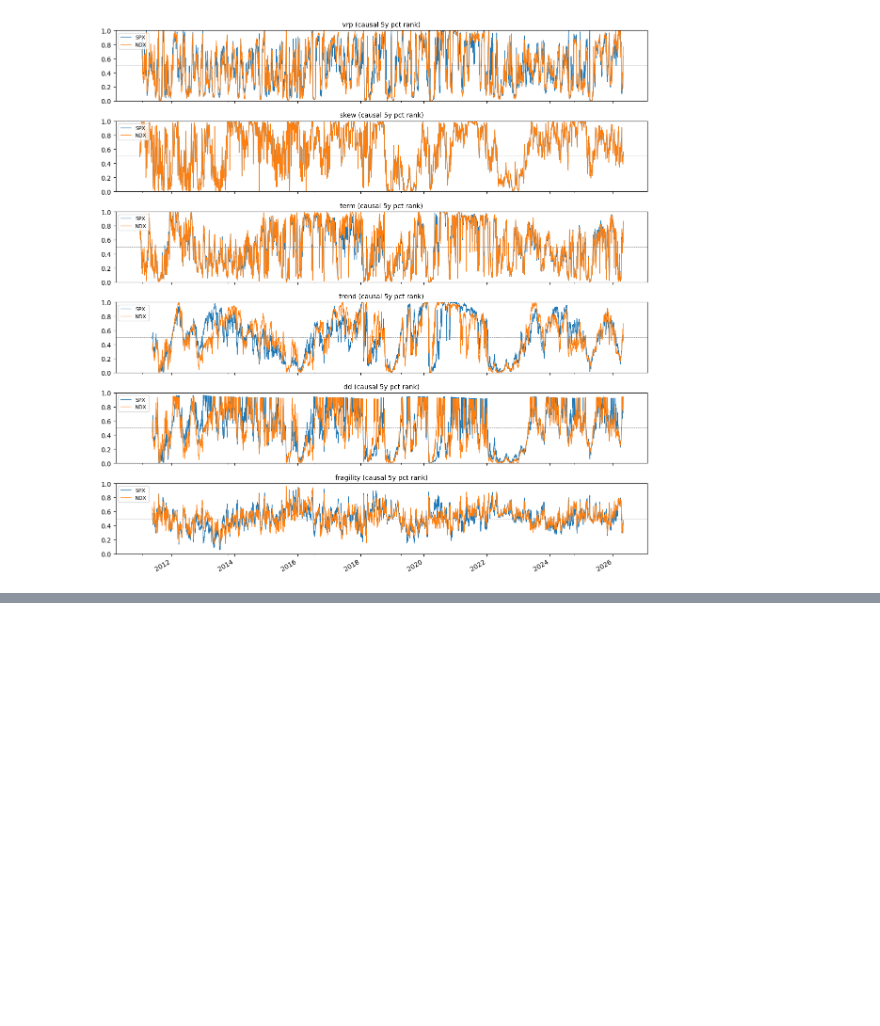
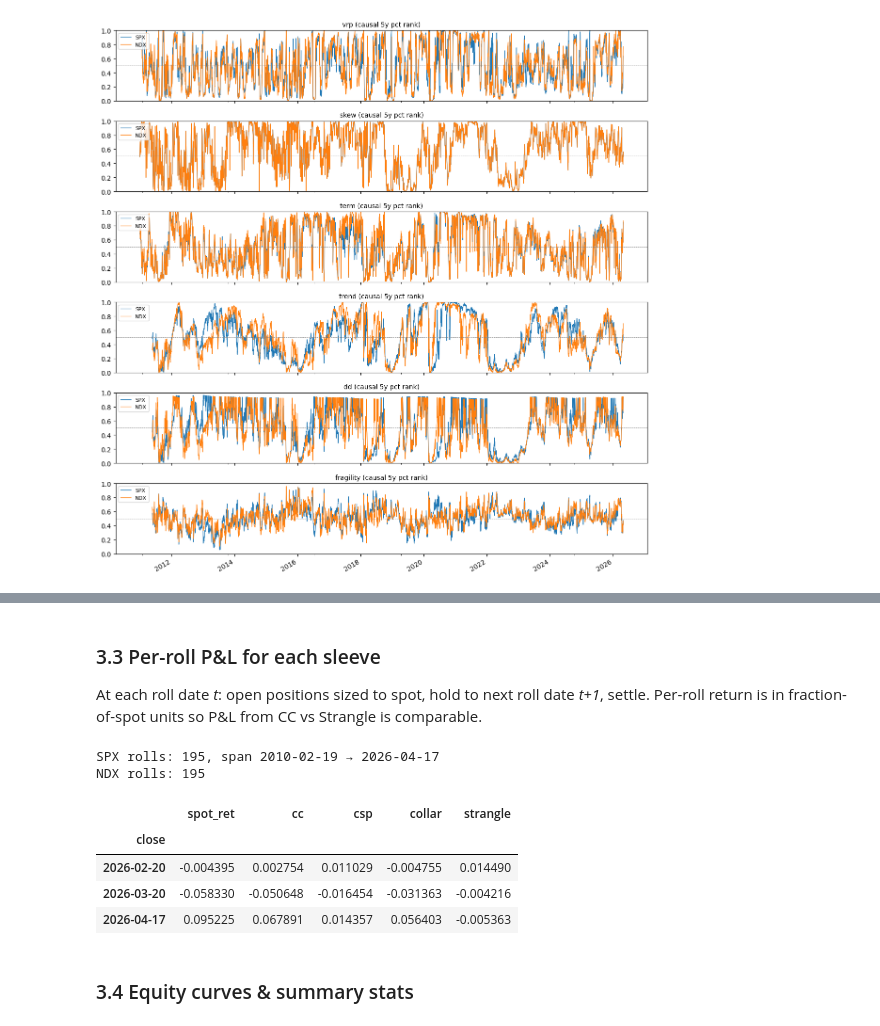
Before and after one commit to AdamMooo/vol-diagnostics, a Jupyter notebook: sleeve_alpha_dev.ipynb, the cells around one changed output, grey strips where cells are left out. Saved outputs shown, nothing was run; the diff lists cells and outputs as text; code cells hidden in the pictures; blank space fills up the shorter version.

```diff
--- a/sleeve_alpha_dev.ipynb
+++ b/sleeve_alpha_dev.ipynb
@@ -334,0 +421,68 @@ plt.show()
+# %% [markdown]
+### 3.3 Per-roll P&L for each sleeve
+
+At each roll date *t*: open positions sized to spot, hold to next roll date *t+1*, settle. Per-roll return is in fraction-of-spot units so P&L from CC vs Strangle is comparable.
+# %%
+DELTA_TARGET   = 0.25
+STRANGLE_DELTA = 0.20
+
+def _vol_decimal(iv_vol_pts):
+    return iv_vol_pts / 100.0  # IV stored in vol pts (e.g. 15.0 → 0.15)
+
+def _rate_decimal(rf_pct):
+    return rf_pct / 100.0
+
+def backtest_sleeves(underlying):
+    S = prices_panel[underlying]
+    iv = iv_panel[underlying]
+    rolls = []
+    for i, t0 in enumerate(roll_dates[:-1]):
+        t1 = roll_dates[i+1]
+        S0, S1 = S.loc[t0], S.loc[t1]
+        sig = _vol_decimal(iv.loc[t0])
+        r   = _rate_decimal(rf_rate.loc[t0]) if not pd.isna(rf_rate.loc[t0]) else 0.04
+        if pd.isna(S0) or pd.isna(S1) or pd.isna(sig) or sig <= 0:
+            continue
+        T = max((t1 - t0).days / 365.0, 1/365)
+
+        K_call_25 = bs_strike_from_delta(S0, T, r, sig, +DELTA_TARGET, kind="call")
+        K_put_25  = bs_strike_from_delta(S0, T, r, sig, -DELTA_TARGET, kind="put")
+        K_call_20 = bs_strike_from_delta(S0, T, r, sig, +STRANGLE_DELTA, kind="call")
+        K_put_20  = bs_strike_from_delta(S0, T, r, sig, -STRANGLE_DELTA, kind="put")
+        P_call_25 = bs_price(S0, K_call_25, T, r, sig, kind="call")
+        P_put_25  = bs_price(S0, K_put_25,  T, r, sig, kind="put")
+        P_call_20 = bs_price(S0, K_call_20, T, r, sig, kind="call")
+        P_put_20  = bs_price(S0, K_put_20,  T, r, sig, kind="put")
+
+        spot_ret = (S1 - S0) / S0
+        rf_ret   = r * T
+        cc_ret       = spot_ret + (P_call_25 - max(S1 - K_call_25, 0)) / S0
+        csp_ret      = rf_ret   + (P_put_25  - max(K_put_25  - S1, 0)) / S0
+        collar_ret   = spot_ret + (P_call_25 - max(S1 - K_call_25, 0)) / S0 \
+                                + (-P_put_25 + max(K_put_25  - S1, 0)) / S0
+        strangle_ret = rf_ret   + (P_call_20 - max(S1 - K_call_20, 0)) / S0 \
+                                + (P_put_20  - max(K_put_20  - S1, 0)) / S0
+
+        rolls.append({
+            "open": t0, "close": t1, "S0": S0, "S1": S1,
+            "sigma": sig, "rate": r, "T_days": (t1-t0).days,
+            "spot_ret": spot_ret,
+            "cc": cc_ret, "csp": csp_ret, "collar": collar_ret, "strangle": strangle_ret,
+        })
+    return pd.DataFrame(rolls).set_index("close")
+
+rolls_spx = backtest_sleeves("SPX")
+rolls_ndx = backtest_sleeves("NDX")
+print(f"SPX rolls: {len(rolls_spx)}, span {rolls_spx.index.min().date()} → {rolls_spx.index.max().date()}")
+print(f"NDX rolls: {len(rolls_ndx)}")
+rolls_spx[["spot_ret","cc","csp","collar","strangle"]].tail(3)
+# %% [output]
+SPX rolls: 195, span 2010-02-19 → 2026-04-17
+NDX rolls: 195
+|  | spot_ret | cc | csp | collar | strangle |
+| close |  |  |  |  |  |
+| 2026-02-20 | -0.004395 | 0.002754 | 0.011029 | -0.004755 | 0.014490 |
+| 2026-03-20 | -0.058330 | -0.050648 | -0.016454 | -0.031363 | -0.004216 |
+| 2026-04-17 | 0.095225 | 0.067891 | 0.014357 | 0.056403 | -0.005363 |
+# %% [markdown]
+### 3.4 Equity curves & summary stats
```
Also changed, not shown: parts of 8 cells of this notebook, 1 other file.
